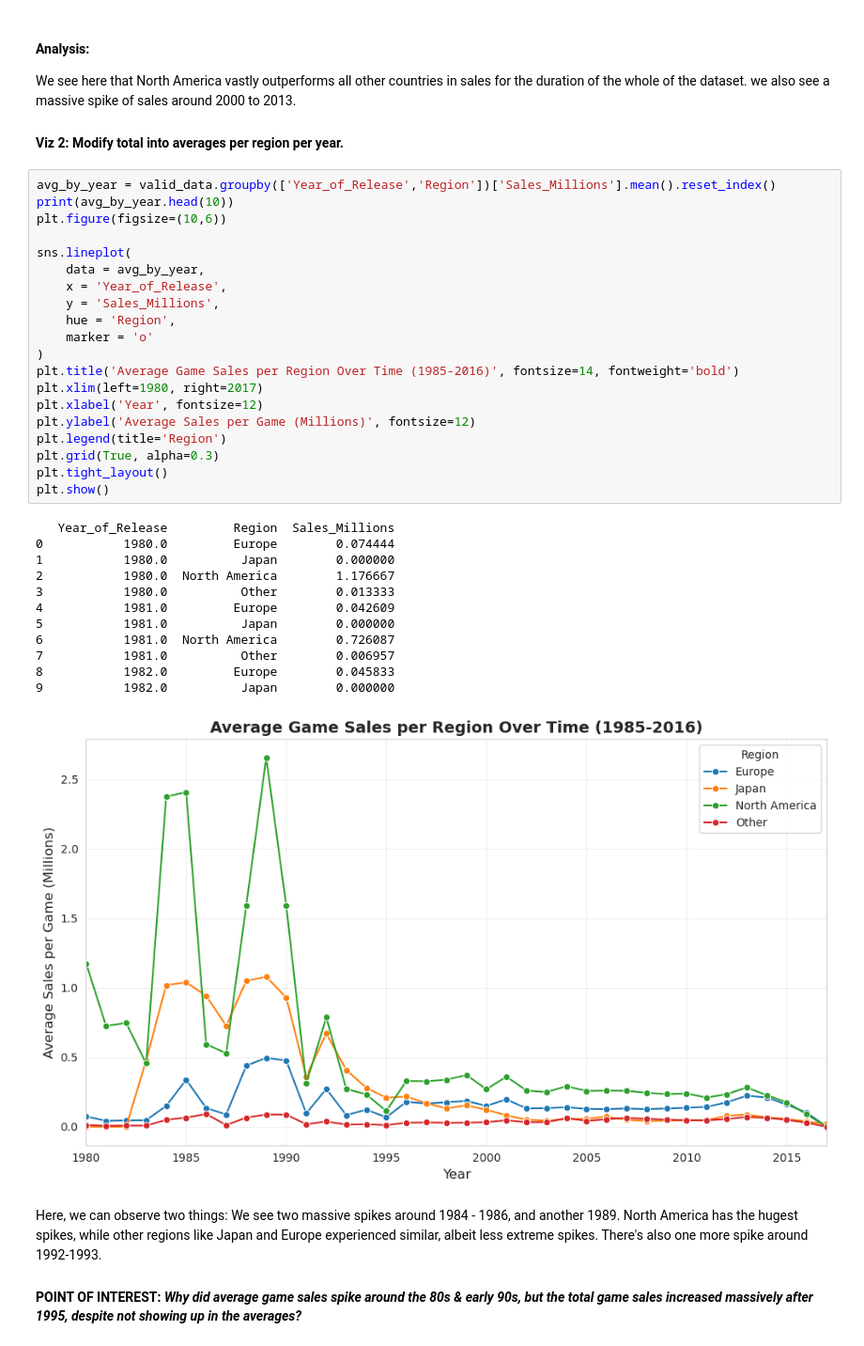
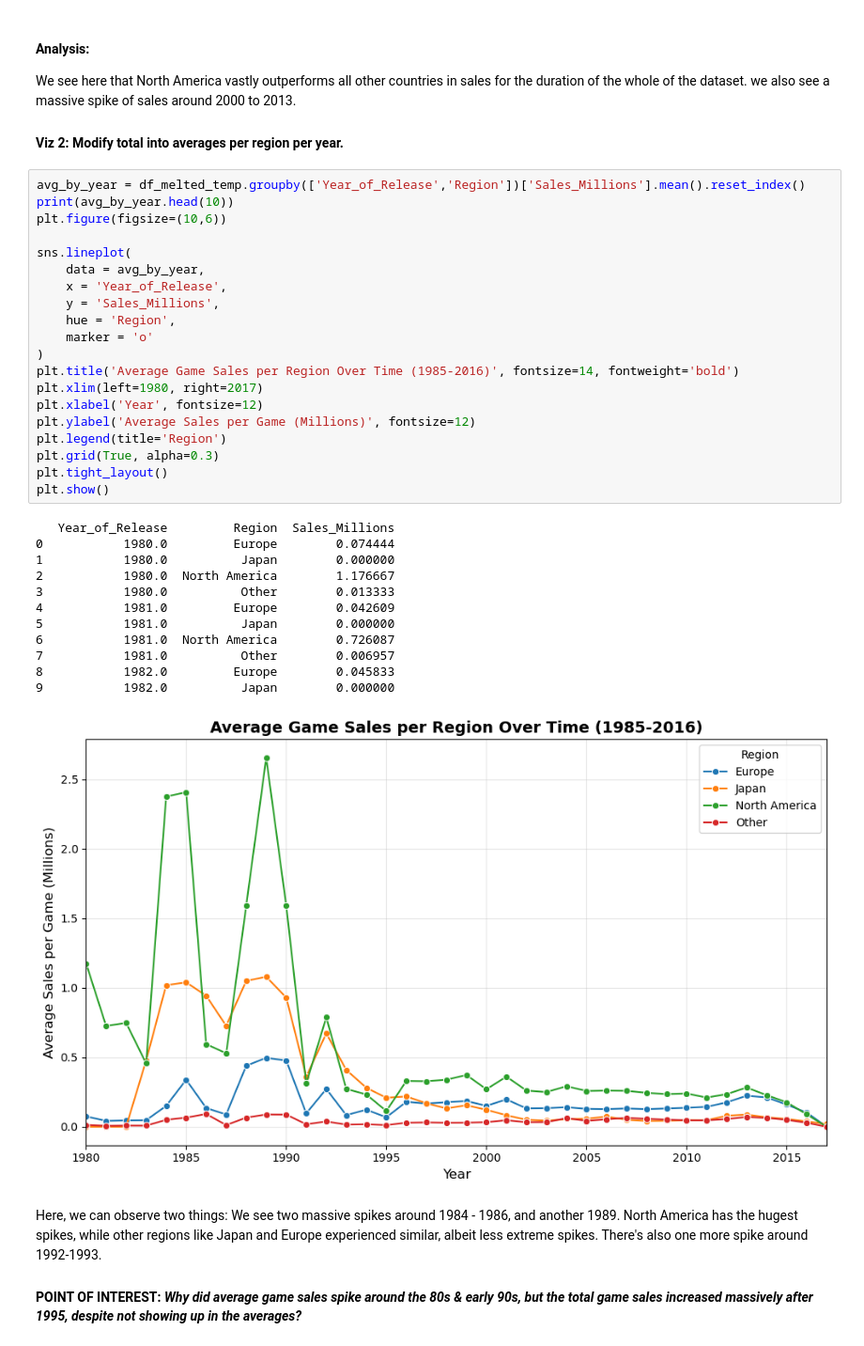
Before and after one commit to RacerBeats/DATA_ANALYTICS_FINAL_PROJ, a Jupyter notebook: Gaming sales project/game_analysis.ipynb, the cells around one changed output. Shown at 94% size. Cells and saved outputs as stored; diff of their text form.

```diff
--- a/Gaming sales project/game_analysis.ipynb
+++ b/Gaming sales project/game_analysis.ipynb
@@ -139,38 +137,38 @@ We see here that North America vastly outperforms all other countries in sales f
 
 #### Viz 2: Modify total into averages per region per year.
 # %%
-avg_by_year = valid_data.groupby(['Year_of_Release','Region'])['Sales_Millions'].mean().reset_index()
+avg_by_year = df_melted_temp.groupby(['Year_of_Release','Region'])['Sales_Millions'].mean().reset_index()
 print(avg_by_year.head(10))
 plt.figure(figsize=(10,6))
 
 sns.lineplot(
     data = avg_by_year,
     x = 'Year_of_Release',
     y = 'Sales_Millions',
     hue = 'Region',
     marker = 'o'
 )
 plt.title('Average Game Sales per Region Over Time (1985-2016)', fontsize=14, fontweight='bold')
 plt.xlim(left=1980, right=2017)
 plt.xlabel('Year', fontsize=12)
 plt.ylabel('Average Sales per Game (Millions)', fontsize=12)
 plt.legend(title='Region')
 plt.grid(True, alpha=0.3)
 plt.tight_layout()
 plt.show()
 # %% [output]
    Year_of_Release         Region  Sales_Millions
 0           1980.0         Europe        0.074444
 1           1980.0          Japan        0.000000
 2           1980.0  North America        1.176667
 3           1980.0          Other        0.013333
 4           1981.0         Europe        0.042609
 5           1981.0          Japan        0.000000
 6           1981.0  North America        0.726087
 7           1981.0          Other        0.006957
 8           1982.0         Europe        0.045833
 9           1982.0          Japan        0.000000
-[figure, old version]
+[figure, new version]
 # %% [markdown]
 Here, we can observe two things: We see two massive spikes around 1984 - 1986, and another 1989. North America has the hugest spikes, while other regions like Japan and Europe experienced similar, albeit less extreme spikes. There's also one more spike around 1992-1993.
 
```
Also changed, not shown: parts of 10 cells of this notebook.
